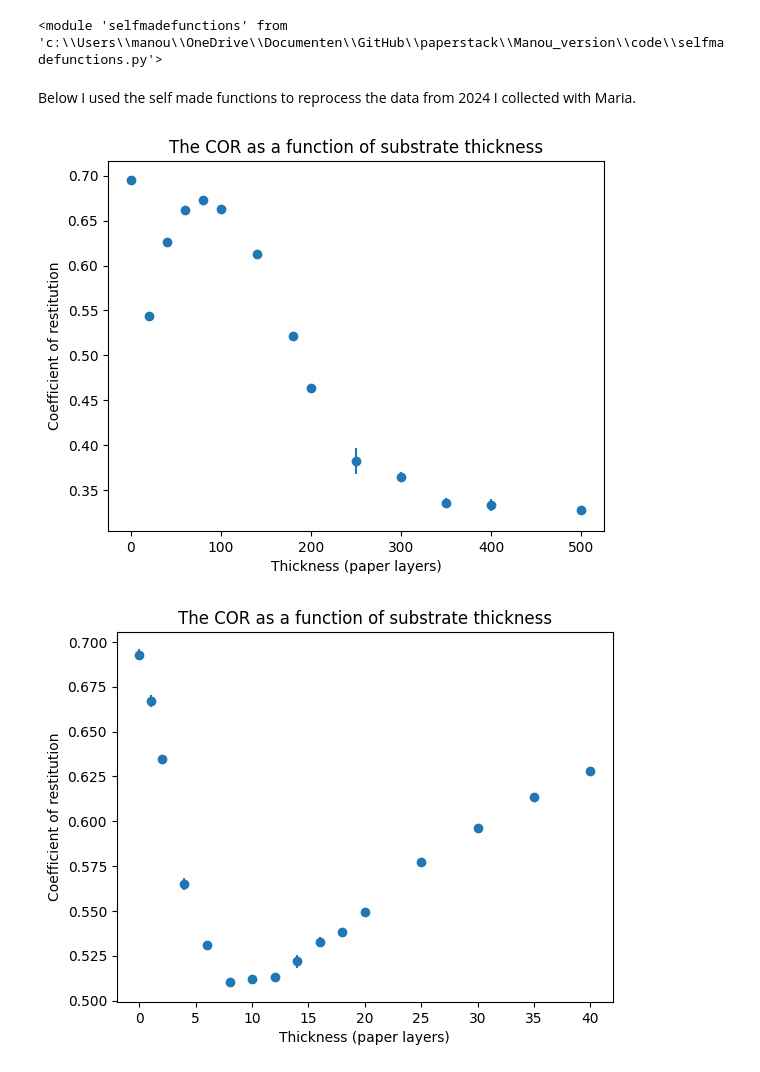
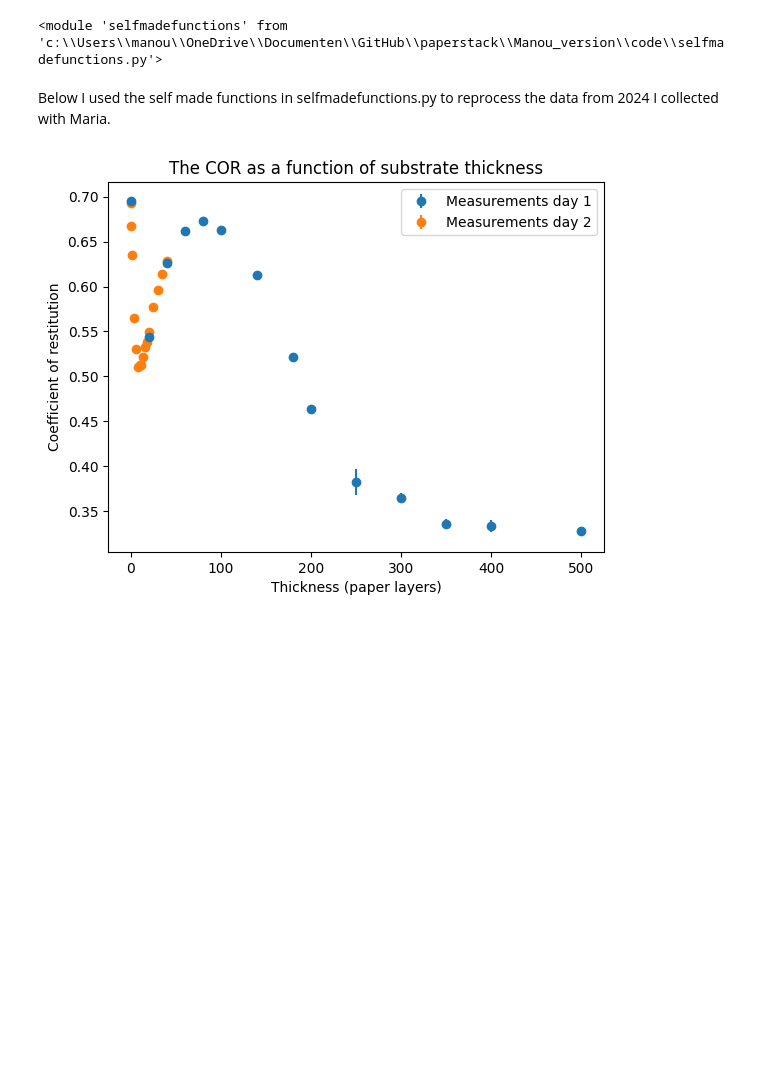
Before and after one commit to joshuadijksman/paperstack, a Jupyter notebook: Manou_version/code/dataread.ipynb, the cells around one changed output. Cells and saved outputs as stored; diff of their text form; code cells hidden in the pictures; blank space fills up the shorter version.

Commit message:
Combined 1styear data with my own data

```diff
--- a/Manou_version/code/dataread.ipynb
+++ b/Manou_version/code/dataread.ipynb
@@ -14,23 +14,29 @@ importlib.reload(selfmadefunctions)
 # Author: Manou Liesker. Student number: 15250946
 # %% [output]
 <module 'selfmadefunctions' from 'c:\\Users\\manou\\OneDrive\\Documenten\\GitHub\\paperstack\\Manou_version\\code\\selfmadefunctions.py'>
+# %%
+# Generate lists and data
+NETWORK_FOLDER = Path(rf"Z:\Clean_Data\Data_Manou_Maria_Clean")
+T3_Thicknesses = [0, 20, 40, 60, 80, 100, 140, 180, 200, 250, 300, 350, 400, 500]
+V_Thicknesses = [0, 1, 2, 4, 6, 8, 10, 12, 14, 16, 18, 20, 25, 30, 35, 40]
+
+# Liesker-Kieft daat
+T_COR, T_COR_err = selfmadefunctions.calulate_COR(NETWORK_FOLDER, 'T3', T3_Thicknesses, 3, False) # (networkfolder, filebegin, thicknesslist, repetitions, Plot)
+V_COR, V_COR_err = selfmadefunctions.calulate_COR(NETWORK_FOLDER, 'V', V_Thicknesses, 3, False)
+
+# Saladin Data
+A4_Thickness, A4_COR, A4_COR_err = selfmadefunctions.read_saladin_data("A4_sanitized_data.csv", False)
+A5B_Thickness, A5B_COR, A5B_COR_err = selfmadefunctions.read_saladin_data("A5_B_sanitized_data.csv", False)
+A5O_Thickness, A5O_COR, A5O_COR_err = selfmadefunctions.read_saladin_data("A5_O_sanitized_data.csv", False)
 # %% [markdown]
-Below I used the self made functions to reprocess the data from 2024 I collected with Maria.
+Below I used the self made functions in selfmadefunctions.py to reprocess the data from 2024 I collected with Maria.
 # %%
-NETWORK_FOLDER = Path(rf"Z:\Clean_Data\Data_Manou_Maria_Clean")
-T3_Thicknesses = [0, 20, 40, 60, 80, 100, 140, 180, 200, 250, 300, 350, 400, 500]
-V_Thicknesses = [0, 1, 2, 4, 6, 8, 10, 12, 14, 16, 18, 20, 25, 30, 35, 40]
-
-T_COR, T_COR_err = selfmadefunctions.calulate_COR(NETWORK_FOLDER, 'T3', T3_Thicknesses, 3, True) # (networkfolder, filebegin, thicknesslist, repetitions, Plot)
-V_COR, V_COR_err = selfmadefunctions.calulate_COR(NETWORK_FOLDER, 'V', V_Thicknesses, 3, True)
-
-plt.errorbar(T3_Thicknesses, T_COR, yerr= T_COR_err, fmt = 'o', label = "Measurements day 1")
-plt.errorbar(V_Thicknesses, V_COR, yerr= V_COR_err, fmt = 'o', label = "Measurements day 2")
+plt.errorbar(T3_Thicknesses, T_COR, yerr= T_COR_err, fmt = 'o', label = "Measurements day 1", zorder = 1)
+plt.errorbar(V_Thicknesses, V_COR, yerr= V_COR_err, fmt = 'o', label = "Measurements day 2", zorder = 0)
 plt.title('The COR as a function of substrate thickness')
 plt.xlabel('Thickness (paper layers)')
 plt.ylabel('Coefficient of restitution')
 plt.legend()
 plt.show()
 # %% [output]
-[figure, old version]
+[figure, new version]
-[figure, removed]
```
Also changed, not shown: parts of 3 cells of this notebook, 4 other files.
